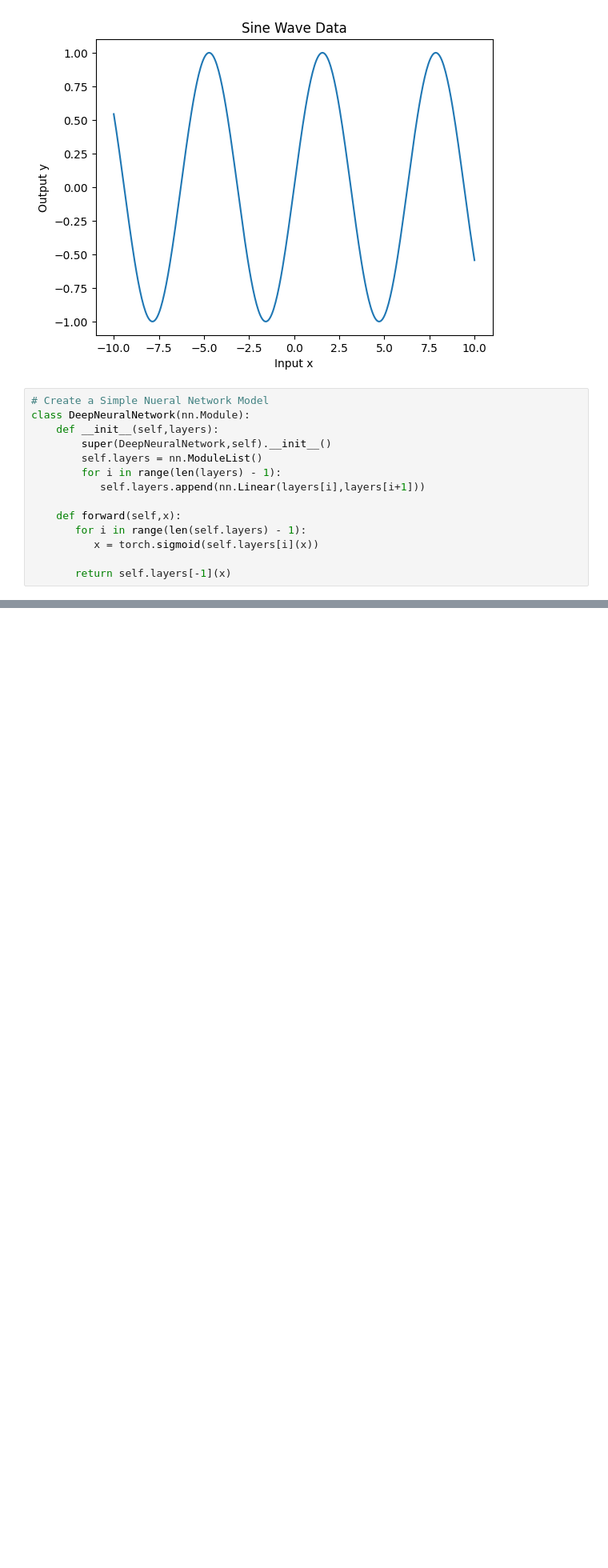
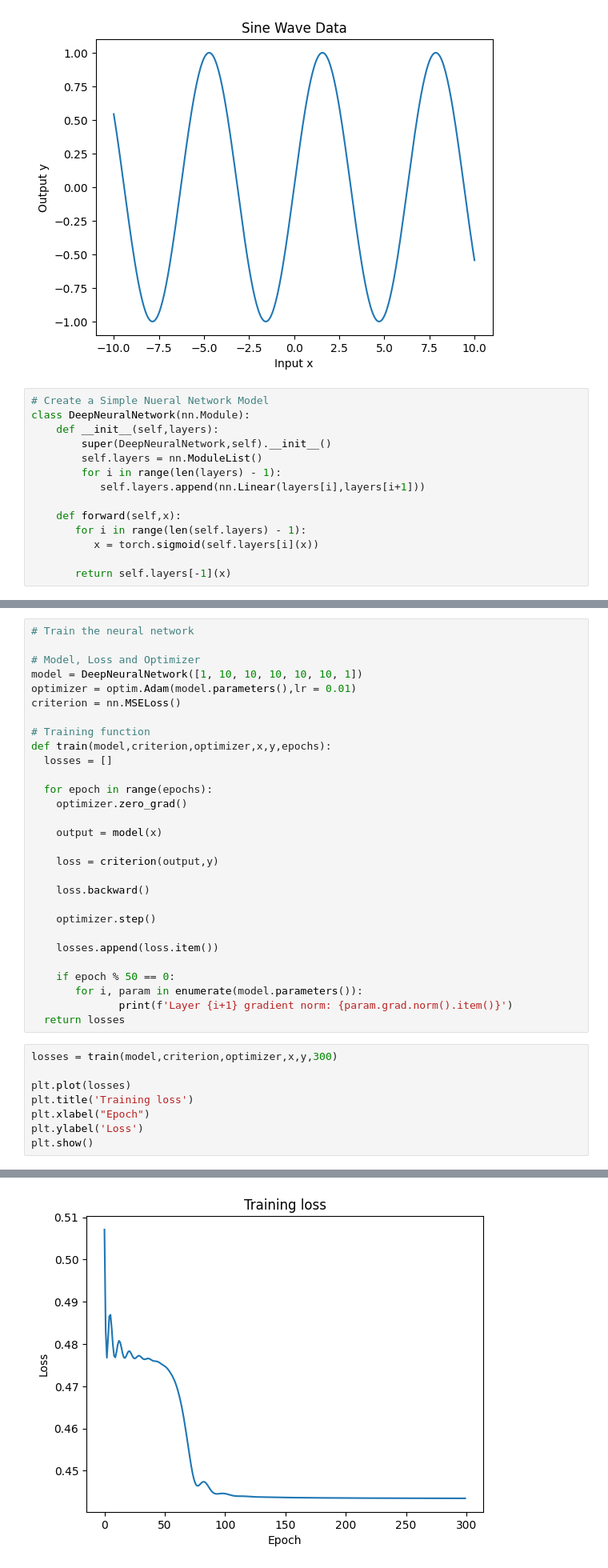
Before and after one commit to yeesem/Soft-Computing, a Jupyter notebook: Tutorial_7_Addressing_vanishing_issue_in_NN.ipynb, the cells around one changed output, grey strips where cells are left out. Shown at 80% size. Drawn from its saved outputs; the diff is of its cells as text; blank space fills up the shorter version.

```diff
--- a/Tutorial_7_Addressing_vanishing_issue_in_NN.ipynb
+++ b/Tutorial_7_Addressing_vanishing_issue_in_NN.ipynb
@@ -85,0 +180,38 @@ Layer 12 gradient norm: 2.5527551770210266e-06
+# %%
+# Train the neural network
+
+# Model, Loss and Optimizer
+model = DeepNeuralNetwork([1, 10, 10, 10, 10, 10, 1])
+optimizer = optim.Adam(model.parameters(),lr = 0.01)
+criterion = nn.MSELoss()
+
+# Training function
+def train(model,criterion,optimizer,x,y,epochs):
+  losses = []
+
+  for epoch in range(epochs):
+    optimizer.zero_grad()
+
+    output = model(x)
+
+    loss = criterion(output,y)
+
+    loss.backward()
+
+    optimizer.step()
+
+    losses.append(loss.item())
+
+    if epoch % 50 == 0:
+       for i, param in enumerate(model.parameters()):
+              print(f'Layer {i+1} gradient norm: {param.grad.norm().item()}')
+  return losses
+# %%
+losses = train(model,criterion,optimizer,x,y,300)
+
+plt.plot(losses)
+plt.title('Training loss')
+plt.xlabel("Epoch")
+plt.ylabel('Loss')
+plt.show()
+# %% [output]
@@ -85,0 +235 @@ Layer 12 gradient norm: 2.5527551770210266e-06
+[figure, added]
```
Also changed, not shown: parts of 17 cells of this notebook.
